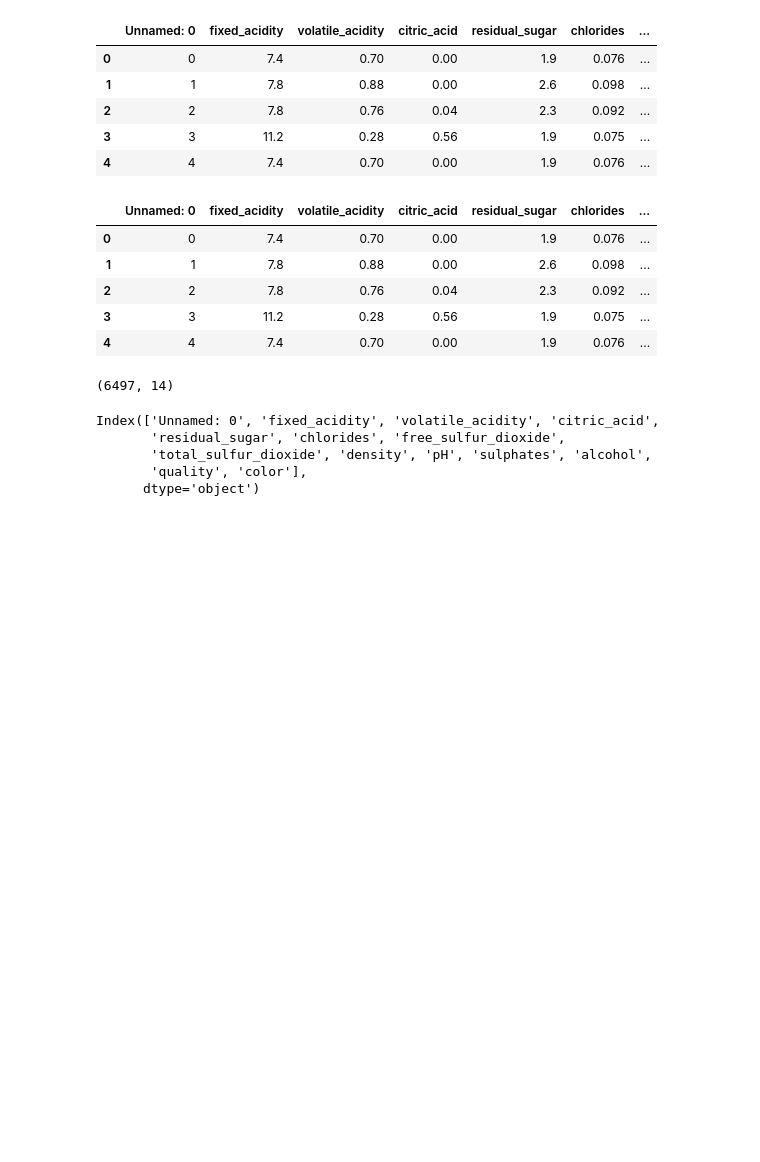
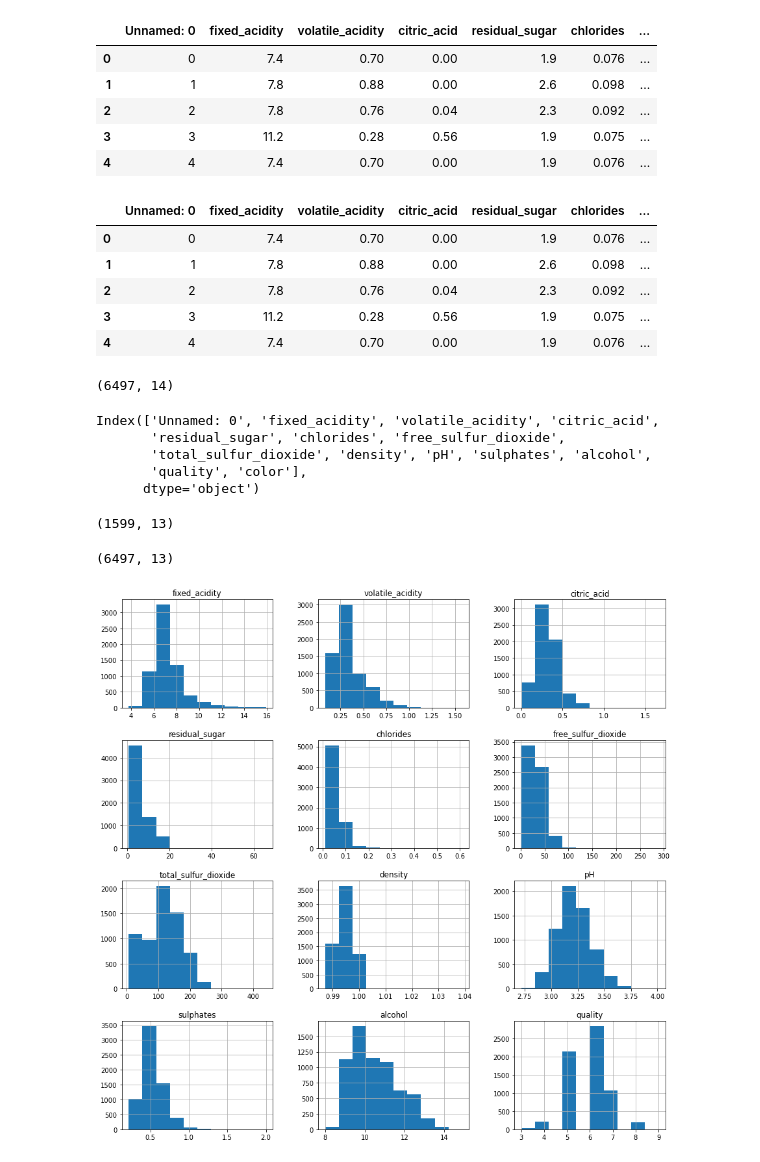
Before and after one commit to MRX44/Wine-Data-analysis, a Jupyter notebook: Untitled.ipynb, the cells around one changed output. Saved outputs shown, nothing was run; the diff lists cells and outputs as text; code cells hidden in the pictures; blank space fills up the shorter version.

```diff
--- a/Untitled.ipynb
+++ b/Untitled.ipynb
@@ -96,3 +96,13 @@ Index(['Unnamed: 0', 'fixed_acidity', 'volatile_acidity', 'citric_acid',
        'total_sulfur_dioxide', 'density', 'pH', 'sulphates', 'alcohol',
        'quality', 'color'],
       dtype='object')
+# %%
+red_df.shape
+# %% [output]
+(1599, 13)
+# %%
+wine_df.drop('Unnamed: 0',axis=1,inplace = True)
+# %%
+wine_df.shape
+# %% [output]
+(6497, 13)
@@ -98,0 +112,5 @@ Index(['Unnamed: 0', 'fixed_acidity', 'volatile_acidity', 'citric_acid',
+# %%
+#exploring with visuals
+wine_df.hist(figsize=(15,15));
+# %% [output]
+[figure, added]
```
Also changed, not shown: parts of 9 cells of this notebook.
